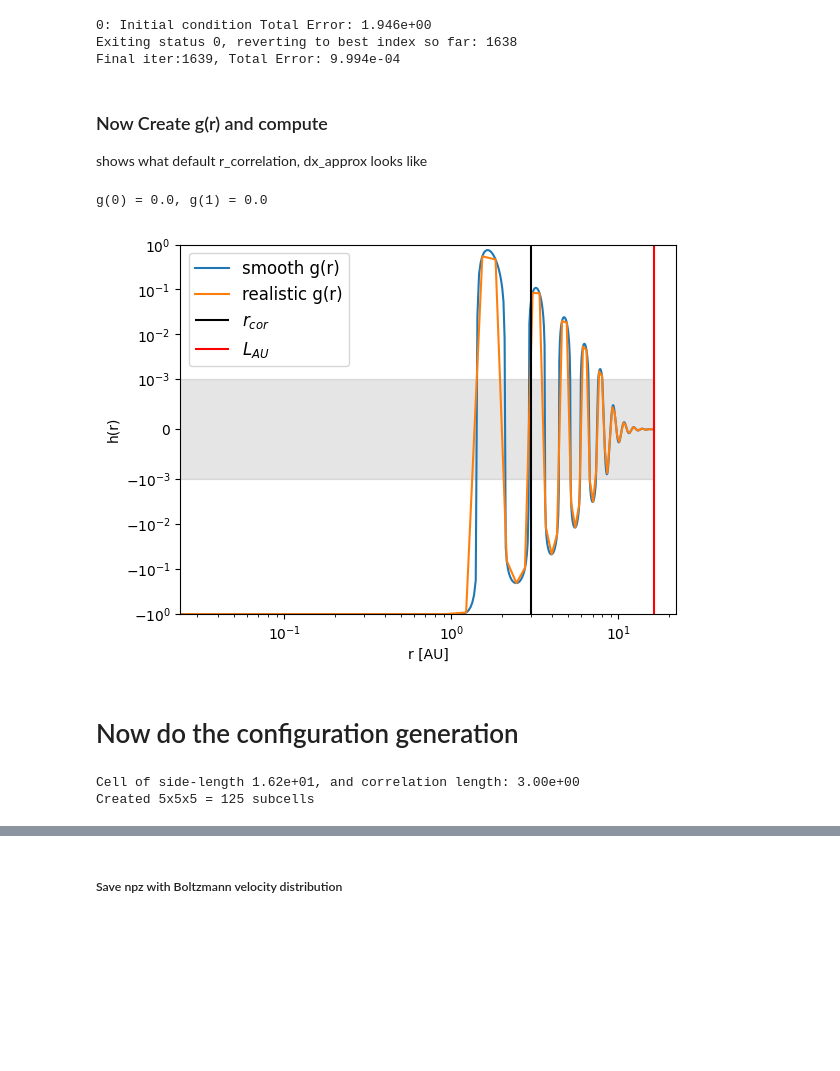
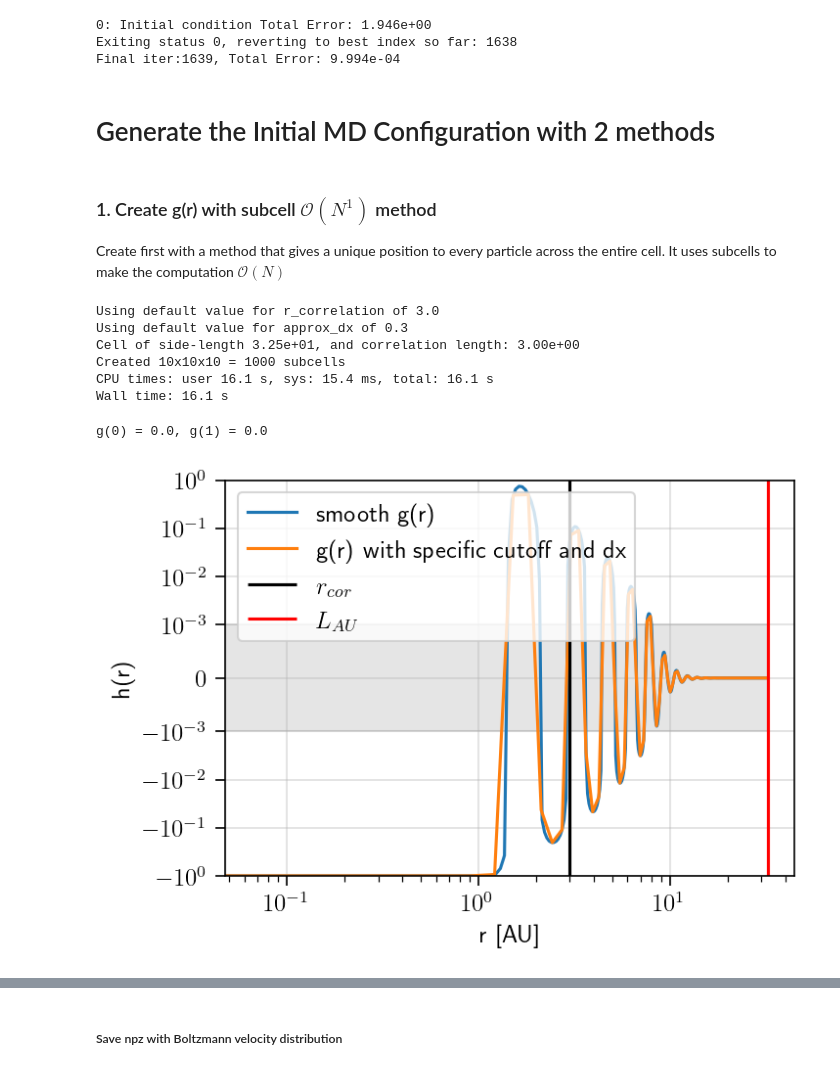
Before and after one commit to ZachAJohnson/CorrelatedConfigurations, a Jupyter notebook: examples/Yukawa_example.ipynb, the cells around one changed output, grey strips where cells are left out. Drawn from its saved outputs; the diff is of its cells as text; code cells hidden in the pictures; blank space fills up the shorter version.

Commit message:
Successful periodic version of configuraiton generation.

```diff
--- a/examples/Yukawa_example.ipynb
+++ b/examples/Yukawa_example.ipynb
@@ -4,16 +4,35 @@ import matplotlib.pyplot as plt
 from pandas import read_csv
 from scipy.interpolate import interp1d
 
-from CorrelatedConfigurations.core.configuration_generator import Cell, SubCell
+from CorrelatedConfigurations.core.configuration_generator import SubCellConfigurationGenerator, SubCell, PeriodicConfigurationGenerator
 from CorrelatedConfigurations.core.constants import *
 from CorrelatedConfigurations.core.utils import rs_from_n, n_from_rs
+from CorrelatedConfigurations.core.g_of_r import GofrCalculator
 from CorrelatedConfigurations.core.iet import Integral_Equation_Solver as IET
+
+plt.rcParams.update({'font.size': 10})
+plt.rcParams["figure.figsize"] = (5,3.5)
+plt.rcParams["figure.dpi"] = 150
+plt.rcParams['xtick.labelsize']=12
+plt.rcParams['ytick.labelsize']=12
+plt.rcParams['ytick.major.size']=5
+plt.rcParams['ytick.minor.size']=3
+plt.rcParams['xtick.major.size']=5
+plt.rcParams['xtick.minor.size']=3
+plt.rcParams['legend.fontsize'] = 10
+plt.rcParams['axes.labelsize'] = 12
+plt.rcParams['text.usetex'] = True
+plt.rcParams['axes.grid'] = True
+plt.rcParams['grid.alpha'] = 0.4
 # %% [markdown]
 #  Setup for Specific Problems
 # %% [markdown]
 ### Yukawa
 # %%
-N = 2**10
+N_subcell_particles = 128
+N_subcells = 4
+N = N_subcell_particles*N_subcells**3
+print(f"{N} particles.")
 
 Γ, κ = 200, 2
 
@@ -77,40 +94,42 @@ gofr_func = interp1d(r_AU_data, gofr_data, bounds_error=False, fill_value=(0,1))
 0: Initial condition Total Error: 1.946e+00
 Exiting status 0, reverting to best index so far: 1638
 Final iter:1639, Total Error: 9.994e-04
+# %% [markdown]
+# Generate the Initial MD Configuration with 2 methods
 # %% [markdown]
-### Now Create g(r) and compute
-shows what default r_correlation, dx_approx looks like
+### 1. Create g(r) with subcell $\mathcal{O}(N^1)$ method
+Create first with a method that gives a unique position to every particle across the entire cell. It uses subcells to make the computation $\mathcal{O}(N)$
+# %%
+%%time
+cell = SubCellConfigurationGenerator(L_AU, gofr_func, N)
+cell.fill_space_with_particles()
+# %% [output]
+Using default value for r_correlation of 3.0
+Using default value for approx_dx of 0.3
+Cell of side-length 3.25e+01, and correlation length: 3.00e+00
+Created 10x10x10 = 1000 subcells
+CPU times: user 16.1 s, sys: 15.4 ms, total: 16.1 s
+Wall time: 16.1 s
 # %%
-r_correlation = 3*r_i
-dx_approx = 0.3*r_i
-
 # Plot g(r)
 fig, ax = plt.subplots()
 r_dense = np.linspace(0,L_AU, num = 500)
 # r_real = np.linspace(0,L_AU, num = np.round(L_AU/dx_approx).astype(int) )
-r_real = np.linspace(0,L_AU, num = np.round(L_AU/dx_approx).astype(int) )
+r_real = np.linspace(0,L_AU, num = np.round(L_AU/cell.approx_dx).astype(int) )
 
 sensitivity = 1e-3
 ax.fill_between(r_dense, -sensitivity, sensitivity, color='k', alpha=0.1)
 ax.plot(r_dense, gofr_func(r_dense)-1, label="smooth g(r)")
-ax.plot(r_real, gofr_func(r_real)-1, label="realistic g(r)")
+ax.plot(r_real, gofr_func(r_real)-1, label="g(r) with specific cutoff and dx")
 ax.set_xscale('log')
 ax.set_yscale('symlog', linthresh=1e-3)
 ax.set_ylabel("h(r)")
 ax.set_xlabel("r [AU]")
 ax.set_ylim(-1, 1)
-ax.vlines([r_correlation], -10, 10,'k', label=r'$r_{cor}$')
+ax.vlines([cell.r_correlation], -10, 10,'k', label=r'$r_{cor}$')
 ax.vlines([L_AU], -10, 10,'r', label=r'$L_{AU}$')
 ax.legend(loc='upper left', fontsize=12)
 print(f"g(0) = {gofr_func(r_real[0])}, g(1) = {gofr_func(r_real[1])} ")
 # %% [output]
 g(0) = 0.0, g(1) = 0.0
-[figure, old version]
+[figure, new version]
-# %% [markdown]
-# Now do the configuration generation
-# %%
-cell = Cell(L_AU, gofr_func, N)
-cell.fill_space_with_particles()
-# %% [output]
-Cell of side-length 1.62e+01, and correlation length: 3.00e+00
-Created 5x5x5 = 125 subcells
```
Also changed, not shown: parts of 7 cells of this notebook, 2 other files.
